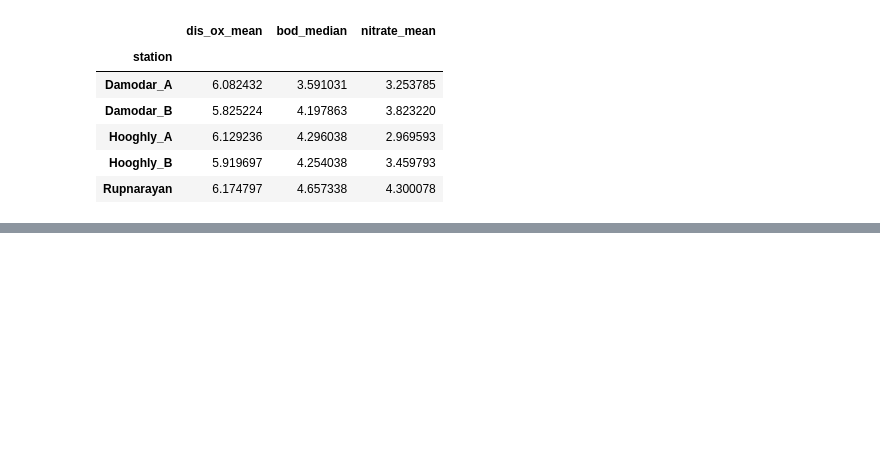
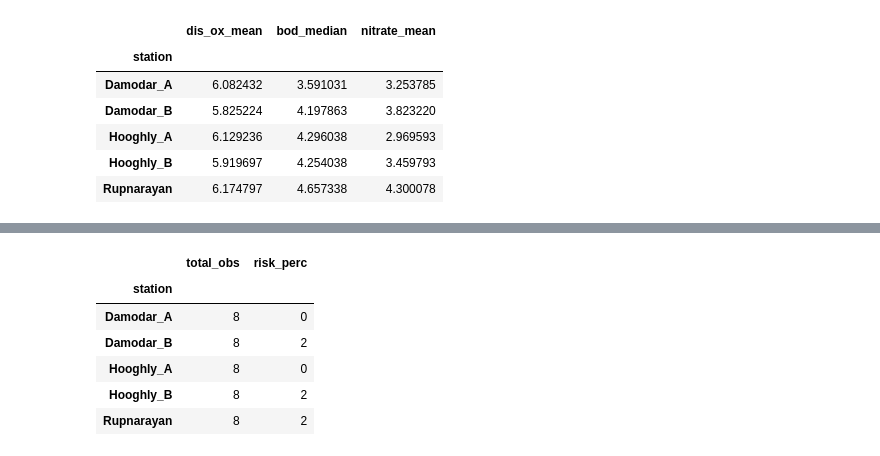
Before and after one commit to PaulamiGhosh/daily_python_practice, a Jupyter notebook: python_project/python_daily_practice.ipynb, the cells around one changed output, grey strips where cells are left out. Saved outputs shown, nothing was run; the diff lists cells and outputs as text; code cells hidden in the pictures; blank space fills up the shorter version.

```diff
--- a/python_project/python_daily_practice.ipynb
+++ b/python_project/python_daily_practice.ipynb
@@ -233,0 +347,23 @@ water.groupby('station')[['dissolved_oxygen','bod','nitrate']].apply(lambda df:
+# %%
+water['risk_class'] = np.where(
+    (
+        (water['bod']>5).astype(int)
+        + (water['nitrate']>5).astype(int)
+        + (water['dissolved_oxygen']<5).astype(int)
+    )>=2,
+    'high_risk',
+    'normal'
+)
+
+water.groupby('station').agg(
+    total_obs = ('risk_class','size'),
+    risk_perc = ('risk_class',lambda x: (x == 'high_risk').sum())
+)
+# %% [output]
+|  | total_obs | risk_perc |
+| station |  |  |
+| Damodar_A | 8 | 0 |
+| Damodar_B | 8 | 2 |
+| Hooghly_A | 8 | 0 |
+| Hooghly_B | 8 | 2 |
+| Rupnarayan | 8 | 2 |
```
Also changed, not shown: parts of 16 cells of this notebook, 1 other file.
